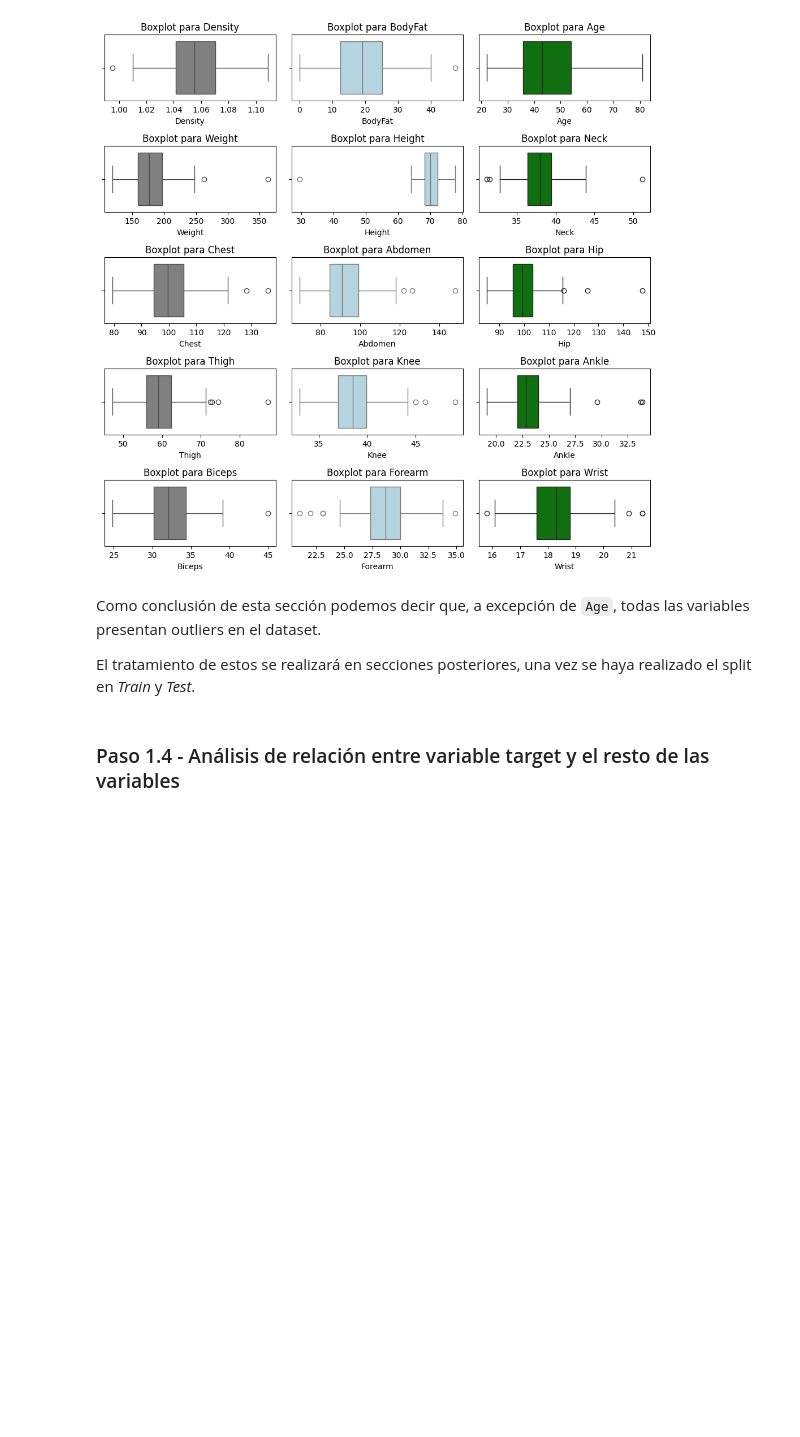
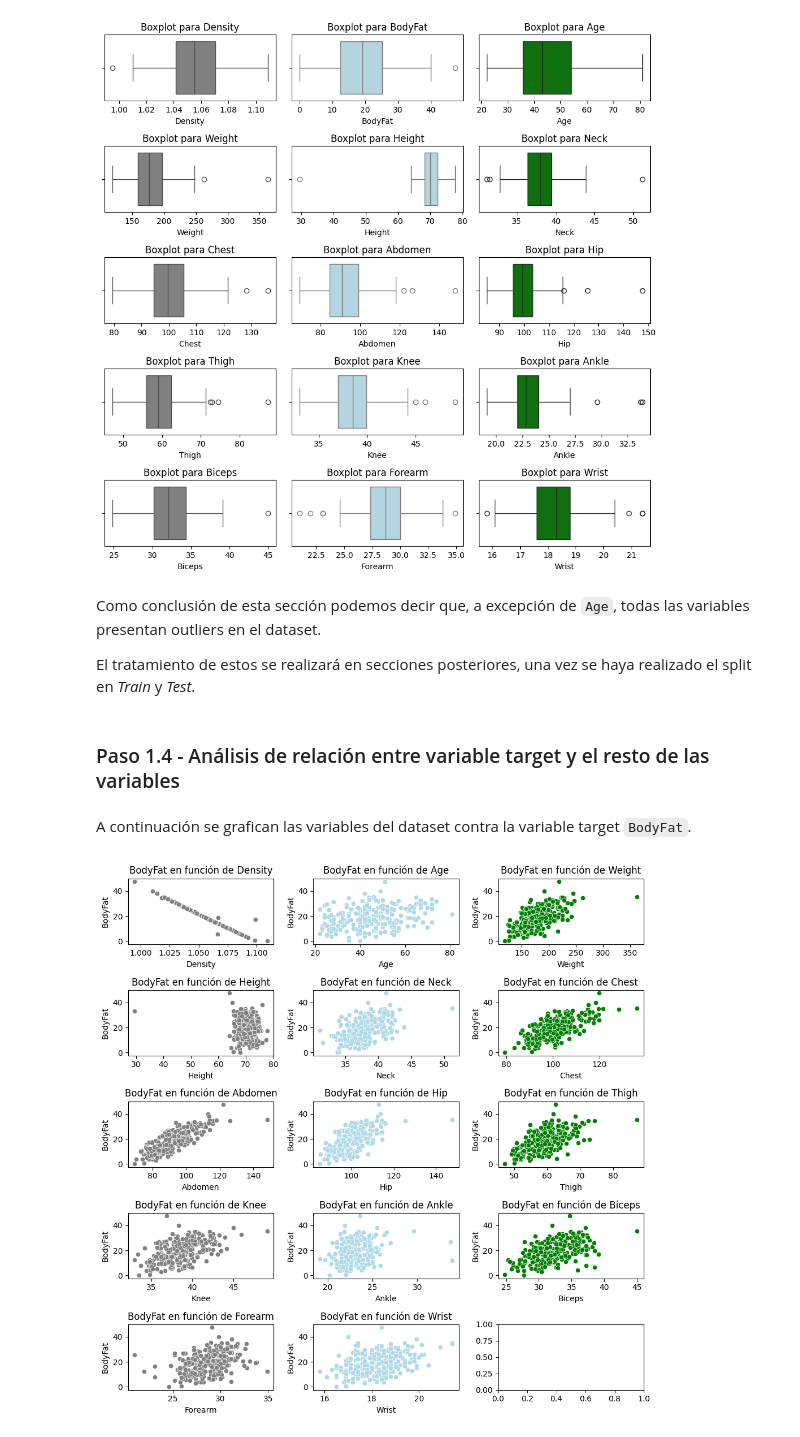
Before and after one commit to gasper-az/aprMaqI_CEIA, a Jupyter notebook: trabajo_practico/ResolucionTrabajoPractico.ipynb, the cells around one changed output. Cells and saved outputs as stored; diff of their text form; code cells hidden in the pictures; blank space fills up the shorter version.

```diff
--- a/trabajo_practico/ResolucionTrabajoPractico.ipynb
+++ b/trabajo_practico/ResolucionTrabajoPractico.ipynb
@@ -405,3 +407,27 @@ Como conclusión de esta sección podemos decir que, a excepción de `Age`, toda
 El tratamiento de estos se realizará en secciones posteriores, una vez se haya realizado el split en *Train* y *Test*.
 # %% [markdown]
 ### Paso 1.4 - Análisis de relación entre variable target y el resto de las variables
+# %% [markdown]
+A continuación se grafican las variables del dataset contra la variable target `BodyFat`.
+# %%
+def plot_scatterplot(data, columns, ycol, figsize=(5,5), ncols=3, colores = ["gray", "lightblue", "green"]):
+    nrows = math.floor(len(columns)/ncols)
+    fig, axes = plt.subplots(nrows=nrows, ncols=ncols, figsize=figsize)
+
+    columns = columns.drop(ycol)
+
+    for i, col in enumerate(columns):
+        sns.scatterplot(data=data, x=col, y=ycol, ax=axes[math.floor(i/ncols), i%ncols], color=colores[i%ncols])
+
+        axes[math.floor(i/ncols), i%ncols].set_xlabel(col)
+        axes[math.floor(i/ncols), i%ncols].set_ylabel(ycol)
+        axes[math.floor(i/ncols), i%ncols].set_title(f"{ycol} en función de {col}")
+
+    plt.tight_layout()
+    plt.show()
+
+    return
+# %%
+plot_scatterplot(data=body_fat_dataset, columns=body_fat_dataset.columns, ycol="BodyFat", figsize=(10,10))
+# %% [output]
+[figure, added]
```
Also changed, not shown: parts of 10 cells of this notebook.
